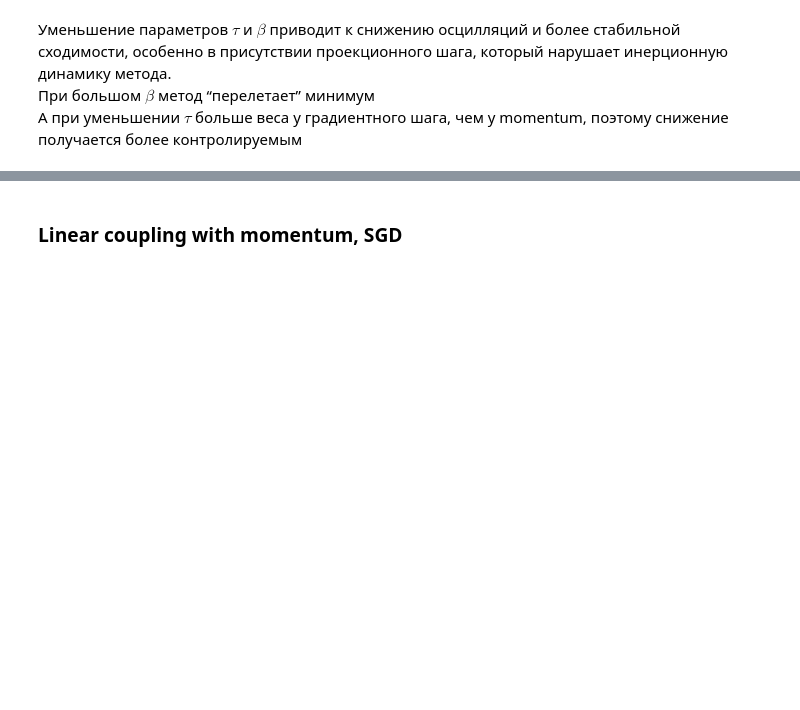
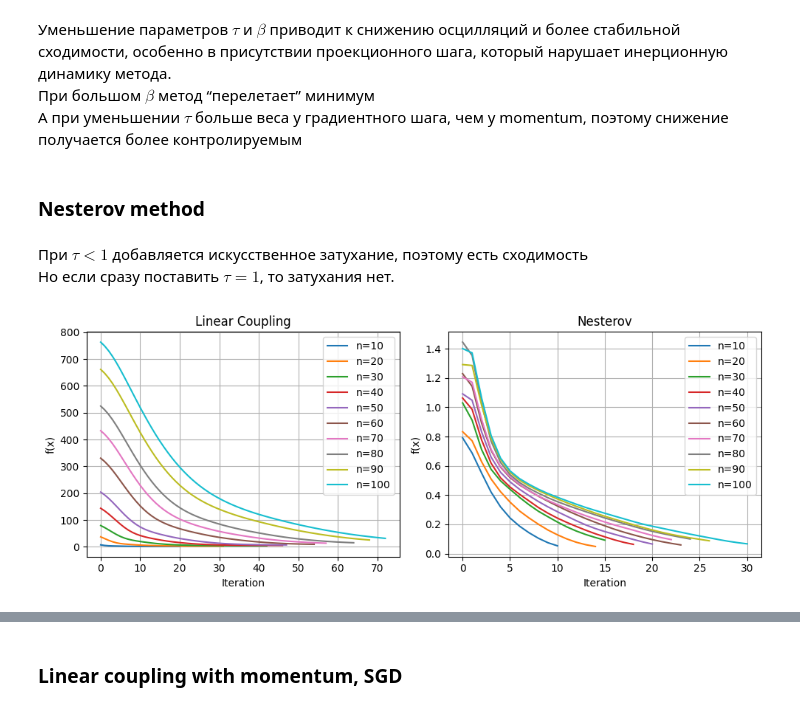
Before and after one commit to owmtgf/IAD_MAG_OptMethods, a Jupyter notebook: LAB2/main.ipynb, the cells around one changed output, grey strips where cells are left out. Drawn from its saved outputs; the diff is of its cells as text; code cells hidden in the pictures; blank space fills up the shorter version.

```diff
--- a/LAB2/main.ipynb
+++ b/LAB2/main.ipynb
@@ -342,10 +463,30 @@ class GradientStrategy:
 # %% [markdown]
 ## Полный градиент
 # %%
+# def gradient(x, A, b, a, U, p):
+#     g1 = p * A.T @ (A @ x - b)
+#     z = U @ (x - a)
+#     g2 = U.T @ np.tanh(z)
+
+#     return g1 + g2
+
+
+@njit
 def gradient(x, A, b, a, U, p):
-    g1 = p * A.T @ (A @ x - b)
-    z = U @ (x - a)
-    g2 = U.T @ np.tanh(z)
+    # g1 = p * A.T @ (A @ x - b)
+    Ax = A @ x
+    Ax_minus_b = Ax - b
+    g1 = p * (A.T @ Ax_minus_b)
+
+    # g2 = U.T @ tanh(U @ (x - a))
+    x_minus_a = x - a
+    z = U @ x_minus_a
+
+    t = np.empty_like(z)
+    for i in range(z.shape[0]):
+        t[i] = np.tanh(z[i])
+
+    g2 = U.T @ t
 
     return g1 + g2
 # %%
@@ -826,7 +1022,7 @@ class BaseOptimizer:
 
     def _handle_batch(self):
         bs = self.kwargs.get("batch_size")
-        if isinstance(bs, int):
+        if isinstance(bs, int) or (bs is None):
             pass
         elif isinstance(bs, str):
             if bs == "n/10":
@@ -1202,3 +1400,5 @@ lc_mom_results = run_experiment_multiprocess(
 Уменьшение параметров $\tau$ и $\beta$ приводит к снижению осцилляций и более стабильной сходимости, особенно в присутствии проекционного шага, который нарушает инерционную динамику метода. \
 При большом $\beta$ метод “перелетает” минимум \
 А при уменьшении $\tau$ больше веса у градиентного шага, чем у momentum, поэтому снижение получается более контролируемым
+# %% [markdown]
+### Nesterov method
@@ -1204,0 +1411,11 @@ lc_mom_results = run_experiment_multiprocess(
+# %% [markdown]
+При $\tau < 1$ добавляется искусственное затухание, поэтому есть сходимость \
+Но если сразу поставить $\tau = 1$, то затухания нет.
+# %%
+plot_results(
+    [lc_mom_results, nesterov_results],
+    ["Linear Coupling", "Nesterov"],
+    plot_type="convergence",
+)
+# %% [output]
+[figure, added]
```
Also changed, not shown: parts of 73 cells of this notebook.
